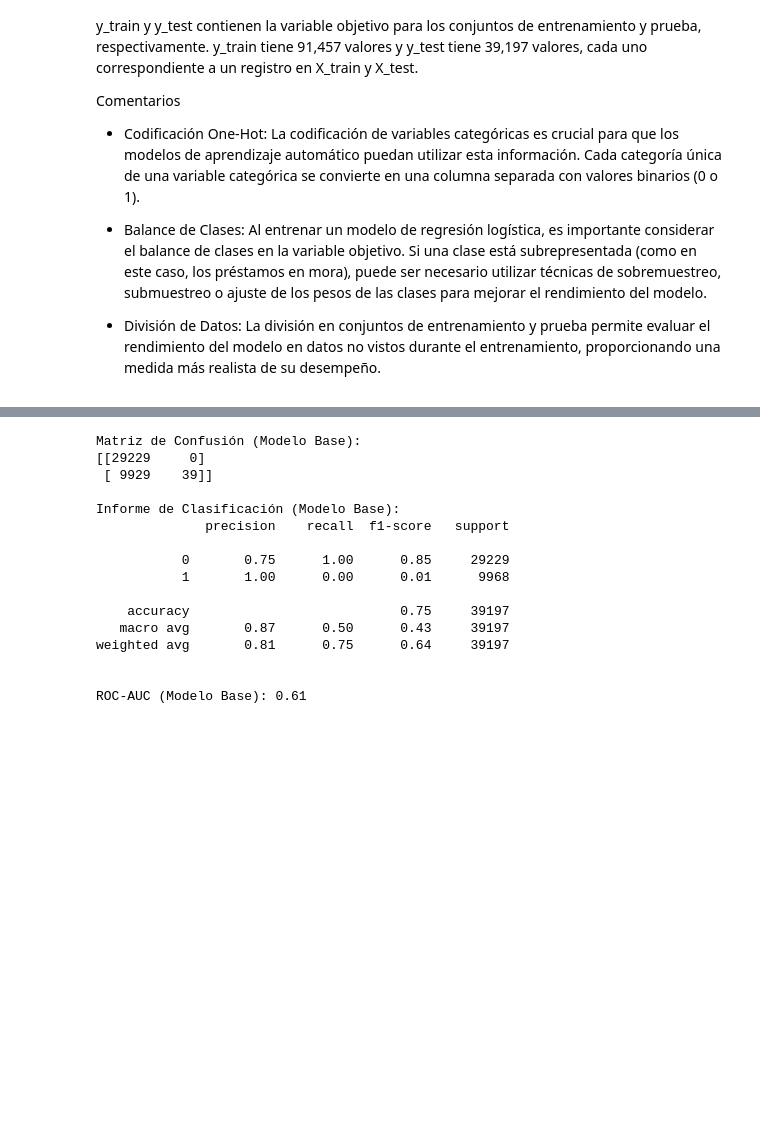
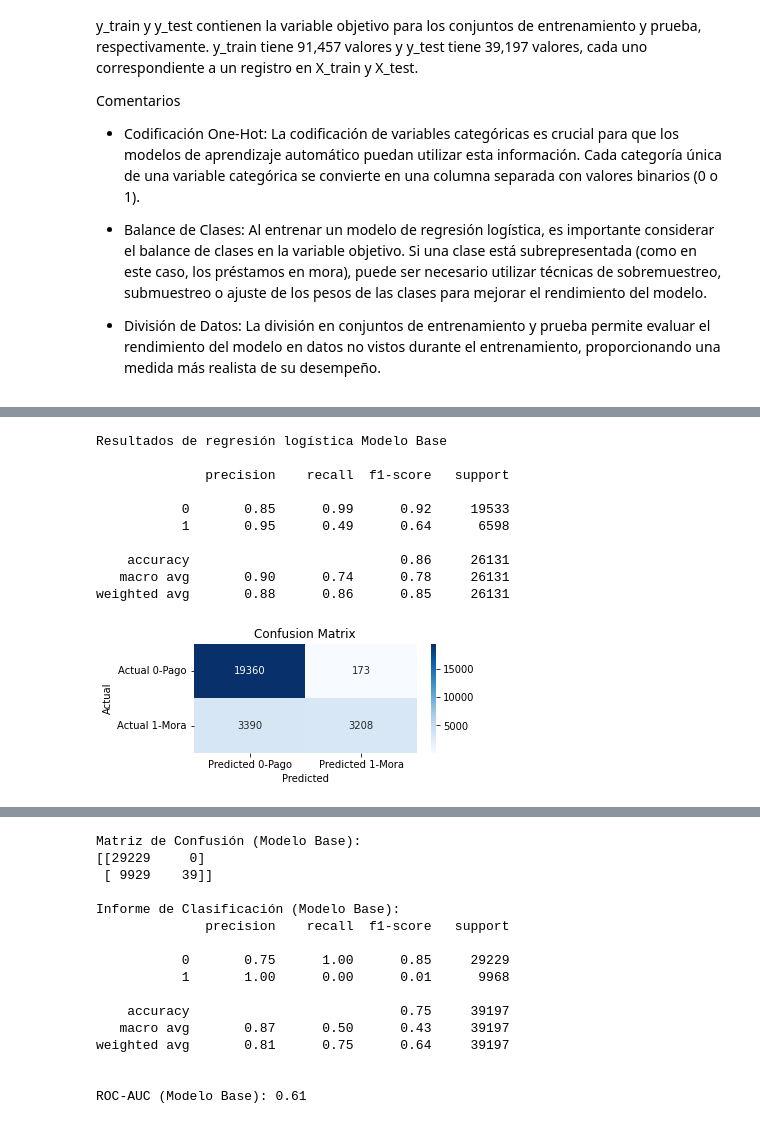
Before and after one commit to sanfer1ec/ProyectoUdla, a Jupyter notebook: LoanDefaultv1.ipynb, the cells around one changed output, grey strips where cells are left out. Cells and saved outputs as stored; diff of their text form; code cells hidden in the pictures; blank space fills up the shorter version.

```diff
--- a/LoanDefaultv1.ipynb
+++ b/LoanDefaultv1.ipynb
@@ -901,0 +929,64 @@ Comentarios
+# %%
+from sklearn.preprocessing import OneHotEncoder, StandardScaler
+from sklearn.model_selection import train_test_split
+from sklearn.linear_model import LogisticRegression
+from sklearn.metrics import classification_report
+from sklearn.metrics import confusion_matrix
+import matplotlib.pyplot as plt
+import seaborn as sns
+
+data=datos_sin_outliers
+
+# Separar características y variable objetivo
+X = data.drop('Status', axis=1)
+y = data['Status']
+
+# Identificar variables categóricas y numéricas
+categorical_features = ['loan_limit', 'Gender', 'approv_in_adv', 'loan_type', 'loan_purpose',
+                        'Credit_Worthiness', 'open_credit', 'business_or_commercial',
+                        'credit_type', 'co-applicant_credit_type', 'submission_of_application',
+                        'Region', 'Security_Type', 'age']
+
+numerical_features = ['loan_amount', 'rate_of_interest', 'Interest_rate_spread', 'Upfront_charges',
+                      'term', 'property_value', 'income', 'Credit_Score',
+                      'LoanToValueProperty', 'DebToIncomeRatio']
+
+# Aplicar OneHotEncoder a variables categóricas
+encoder = OneHotEncoder(sparse=False, drop='first')
+X_encoded = encoder.fit_transform(X[categorical_features])
+
+# Normalizar variables numéricas
+scaler = StandardScaler()
+X_scaled = scaler.fit_transform(X[numerical_features])
+
+# Unir variables transformadas
+import numpy as np
+
+X_preprocessed = np.hstack((X_encoded, X_scaled))
+
+# Dividir el conjunto de datos en entrenamiento y prueba
+X_train, X_test, y_train, y_test = train_test_split(X_preprocessed, y, test_size=0.2, random_state=42)
+
+# Entrenar el modelo de regresión logística
+log_reg = LogisticRegression()
+log_reg.fit(X_train, y_train)
+
+# Realizar predicciones
+y_pred = log_reg.predict(X_test)
+
+# Evaluar el modelo
+report = classification_report(y_test, y_pred)
+print ("Resultados de regresión logística Modelo Base\n")
+print (report)
+
+# Generar matriz de confusión
+conf_matrix = confusion_matrix(y_test, y_pred)
+
+# Visualizar la matriz de confusión
+plt.figure(figsize=(5, 2))
+sns.heatmap(conf_matrix, annot=True, fmt='d', cmap='Blues', xticklabels=['Predicted 0-Pago', 'Predicted 1-Mora'], yticklabels=['Actual 0-Pago', 'Actual 1-Mora'])
+plt.xlabel('Predicted')
+plt.ylabel('Actual')
+plt.title('Confusion Matrix')
+plt.show()
+# %% [output]
@@ -901,0 +1000,11 @@ Comentarios
+Resultados de regresión logística Modelo Base
+
+              precision    recall  f1-score   support
+
+           0       0.85      0.99      0.92     19533
+           1       0.95      0.49      0.64      6598
+
+    accuracy                           0.86     26131
+   macro avg       0.90      0.74      0.78     26131
+weighted avg       0.88      0.86      0.85     26131
+[figure, added]
```
Also changed, not shown: parts of 25 cells of this notebook.
